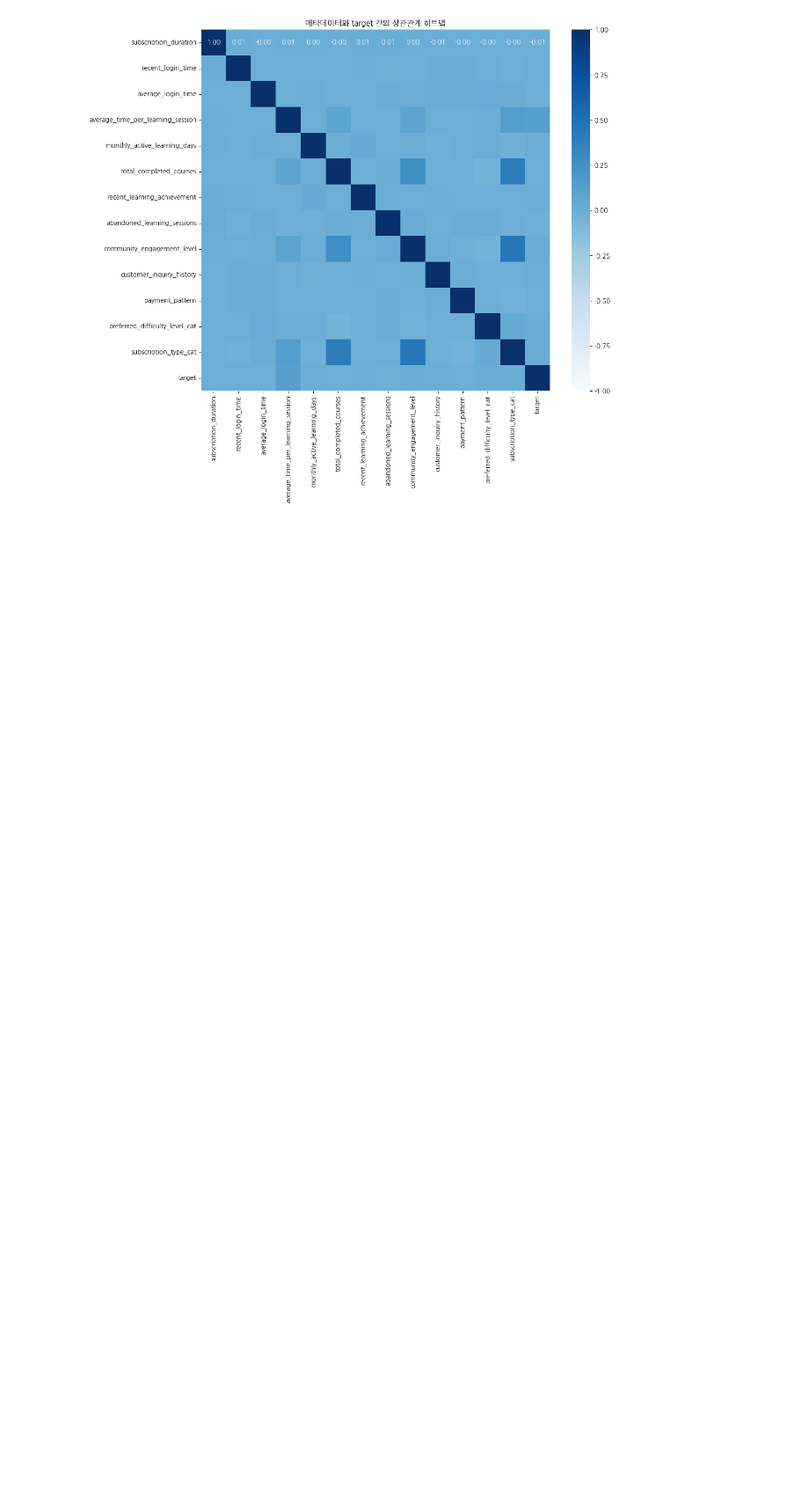
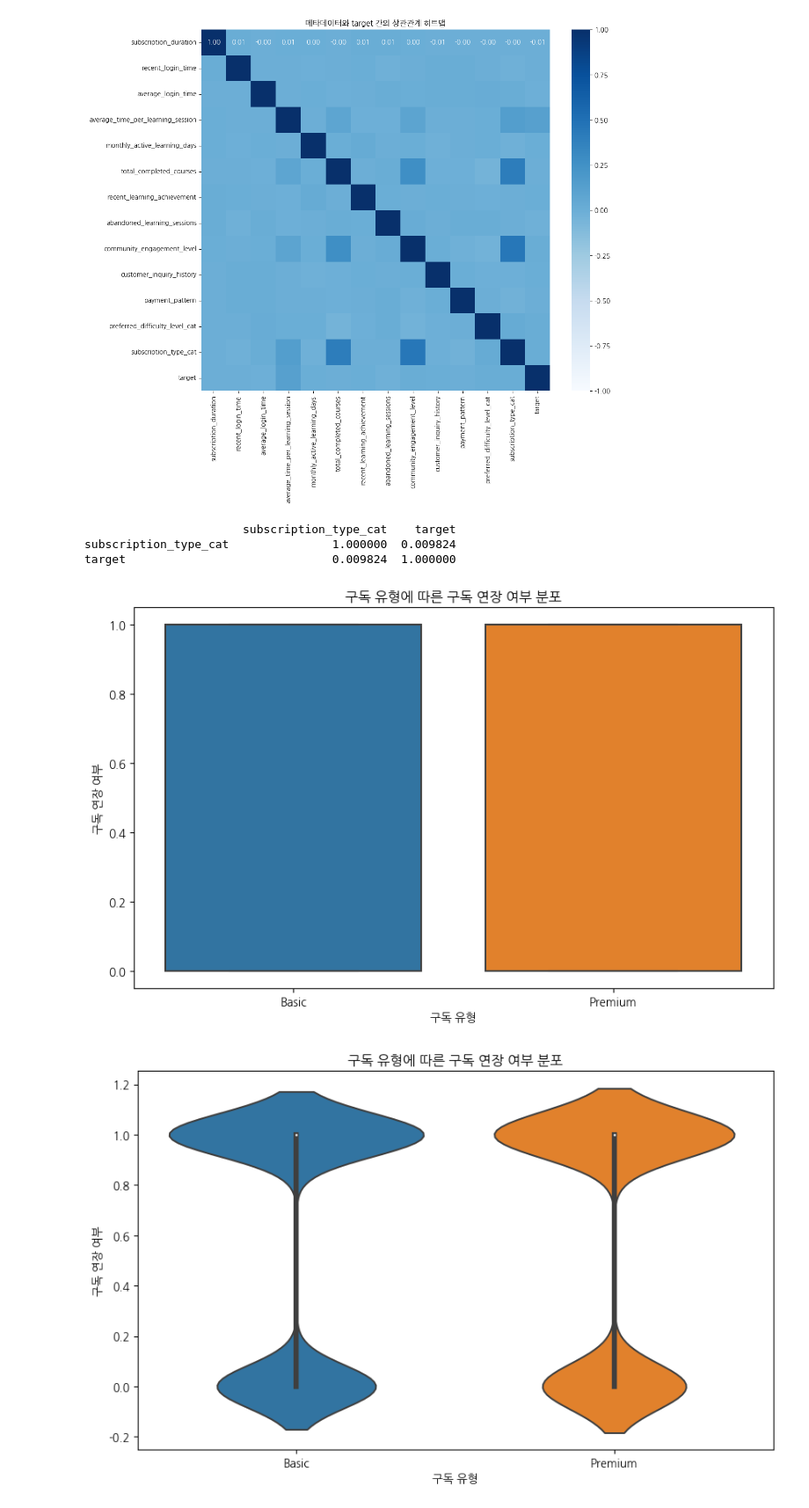
Before and after one commit to youngho-chae/wassup3, a Jupyter notebook: 05_Data_Analysis/DA_Mini_Project.ipynb, the cells around one changed output. Shown at 88% size. Saved outputs shown, nothing was run; the diff lists cells and outputs as text; code cells hidden in the pictures; blank space fills up the shorter version.

```diff
--- a/05_Data_Analysis/DA_Mini_Project.ipynb
+++ b/05_Data_Analysis/DA_Mini_Project.ipynb
@@ -720,3 +721,71 @@ plt.title('메타데이터와 target 간의 상관관계 히트맵')
 plt.show()
 # %% [output]
 [figure]
+# %%
+import pandas as pd
+import matplotlib.pyplot as plt
+import seaborn as sns
+from scipy import stats
+import koreanize_matplotlib
+import statsmodels.api as sm
+
+mini = pd.read_table('data/mini.csv',sep=',')
+# %%
+mini['subscription_type'] = mini['subscription_type'].astype('category')
+mini['subscription_type_cat'] = mini['subscription_type'].cat.codes
+
+# 필요한 컬럼들만 선택
+selected_columns = ['subscription_type_cat', 'target']
+numeric_data = mini[selected_columns]
+
+# 결측치 확인 및 처리
+numeric_data = numeric_data.fillna(numeric_data.median())
+
+# 상관관계 계산
+correlation = numeric_data.corr()
+print(correlation)
+
+# 박스플롯 시각화
+plt.figure(figsize=(10, 6))
+sns.boxplot(x='subscription_type', y='target', data=mini)
+plt.title('구독 유형에 따른 구독 연장 여부 분포')
+plt.xlabel('구독 유형')
+plt.ylabel('구독 연장 여부')
+plt.show()
+
+# 바이올린 플롯 시각화
+plt.figure(figsize=(10, 6))
+sns.violinplot(x='subscription_type', y='target', data=mini)
+plt.title('구독 유형에 따른 구독 연장 여부 분포')
+plt.xlabel('구독 유형')
+plt.ylabel('구독 연장 여부')
+plt.show()
+
+# 히스토그램 시각화
+plt.figure(figsize=(10, 6))
+sns.histplot(data=mini, x='subscription_type', hue='target', multiple='stack', palette='Set1')
+plt.title('구독 유형에 따른 구독 연장 여부 분포')
+plt.xlabel('구독 유형')
+plt.ylabel('빈도')
+plt.show()
+
+# 로지스틱 회귀 분석
+# 독립 변수와 종속 변수 설정
+X = mini[['subscription_type_cat']]
+y = mini['target']
+
+# 상수항 추가
+X = sm.add_constant(X)
+
+# 로지스틱 회귀 모델 적합
+logit_model = sm.Logit(y, X)
+result = logit_model.fit()
+
+# 결과 출력
+print(result.summary())
+# %% [output]
+                       subscription_type_cat    target
+subscription_type_cat               1.000000  0.009824
+target                              0.009824  1.000000
+[figure, added]
+[figure, added]
```
Also changed, not shown: parts of 27 cells of this notebook.
